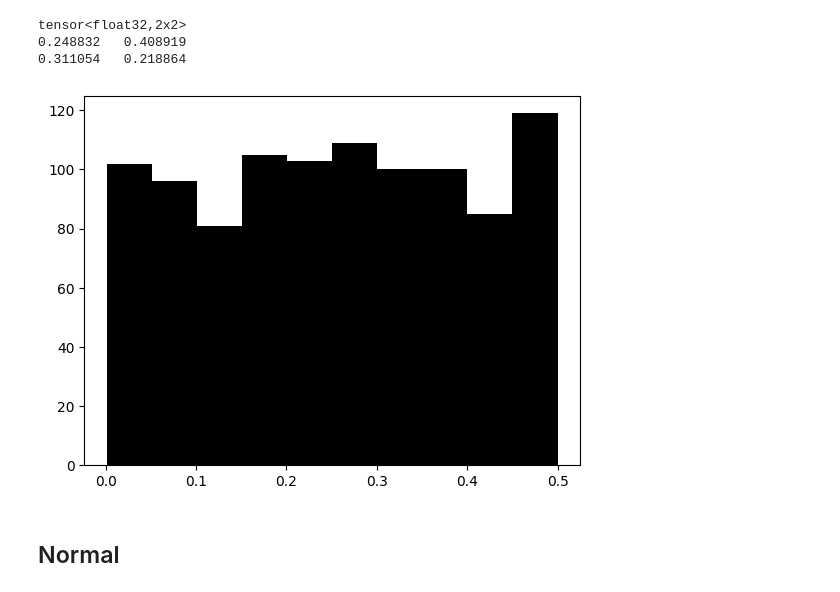
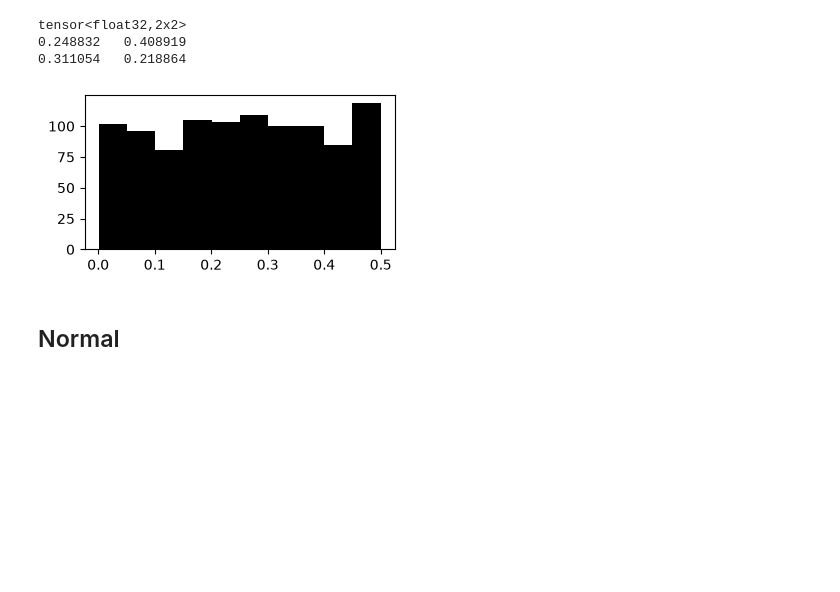
Before and after one commit to istmarc/ten-notebooks, a Jupyter notebook: notebooks/4.Distributions.ipynb, the cells around one changed output. Saved outputs shown, nothing was run; the diff lists cells and outputs as text; code cells hidden in the pictures; blank space fills up the shorter version.

```diff
--- a/notebooks/4.Distributions.ipynb
+++ b/notebooks/4.Distributions.ipynb
@@ -19,10 +19,11 @@ tensor<float32,2x2>
 0.311054   0.218864
 # %%
 x = unif.sample([1000])
+fig, ax = plt.subplots(figsize=(4,2))
 plt.hist(x, color = "black")
 plt.show()
 # %% [output]
-[figure, old version]
+[figure, new version]
 # %% [markdown]
 ## Normal
 # %%
```
Also changed, not shown: parts of 2 cells of this notebook, 5 other files.
